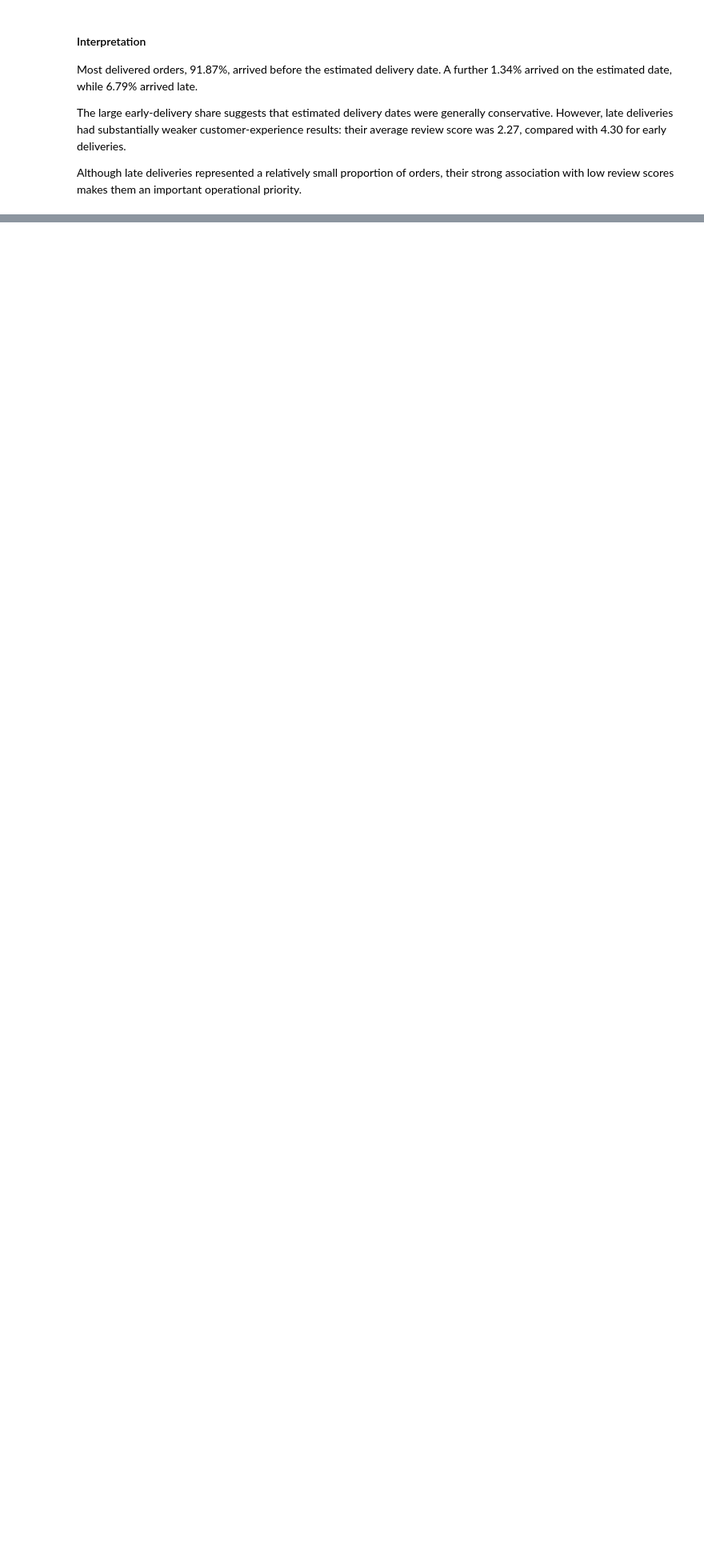
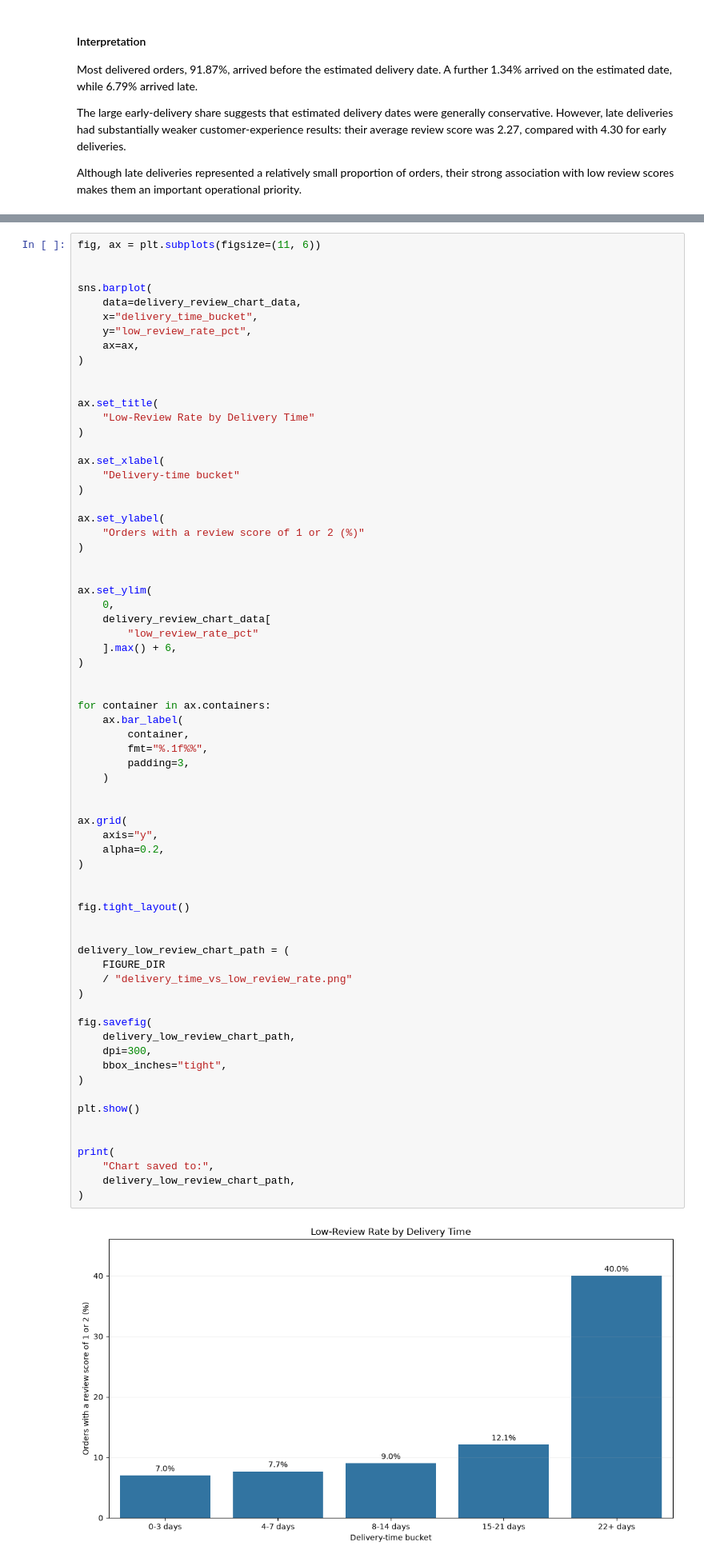
Before and after one commit to Ivana0901/ecommerce-data-analysis, a Jupyter notebook: notebooks/01_ecommerce_analysis.ipynb, the cells around one changed output, grey strips where cells are left out. Shown at 80% size. Saved outputs shown, nothing was run; the diff lists cells and outputs as text; blank space fills up the shorter version.

```diff
--- a/notebooks/01_ecommerce_analysis.ipynb
+++ b/notebooks/01_ecommerce_analysis.ipynb
@@ -3117,0 +3593,70 @@ Although late deliveries represented a relatively small proportion of orders, th
+# %%
+fig, ax = plt.subplots(figsize=(11, 6))
+
+
+sns.barplot(
+    data=delivery_review_chart_data,
+    x="delivery_time_bucket",
+    y="low_review_rate_pct",
+    ax=ax,
+)
+
+
+ax.set_title(
+    "Low-Review Rate by Delivery Time"
+)
+
+ax.set_xlabel(
+    "Delivery-time bucket"
+)
+
+ax.set_ylabel(
+    "Orders with a review score of 1 or 2 (%)"
+)
+
+
+ax.set_ylim(
+    0,
+    delivery_review_chart_data[
+        "low_review_rate_pct"
+    ].max() + 6,
+)
+
+
+for container in ax.containers:
+    ax.bar_label(
+        container,
+        fmt="%.1f%%",
+        padding=3,
+    )
+
+
+ax.grid(
+    axis="y",
+    alpha=0.2,
+)
+
+
+fig.tight_layout()
+
+
+delivery_low_review_chart_path = (
+    FIGURE_DIR
+    / "delivery_time_vs_low_review_rate.png"
+)
+
+fig.savefig(
+    delivery_low_review_chart_path,
+    dpi=300,
+    bbox_inches="tight",
+)
+
+plt.show()
+
+
+print(
+    "Chart saved to:",
+    delivery_low_review_chart_path,
+)
+# %% [output]
+[figure, added]
```
Also changed, not shown: parts of 15 cells of this notebook, 2 other files.
